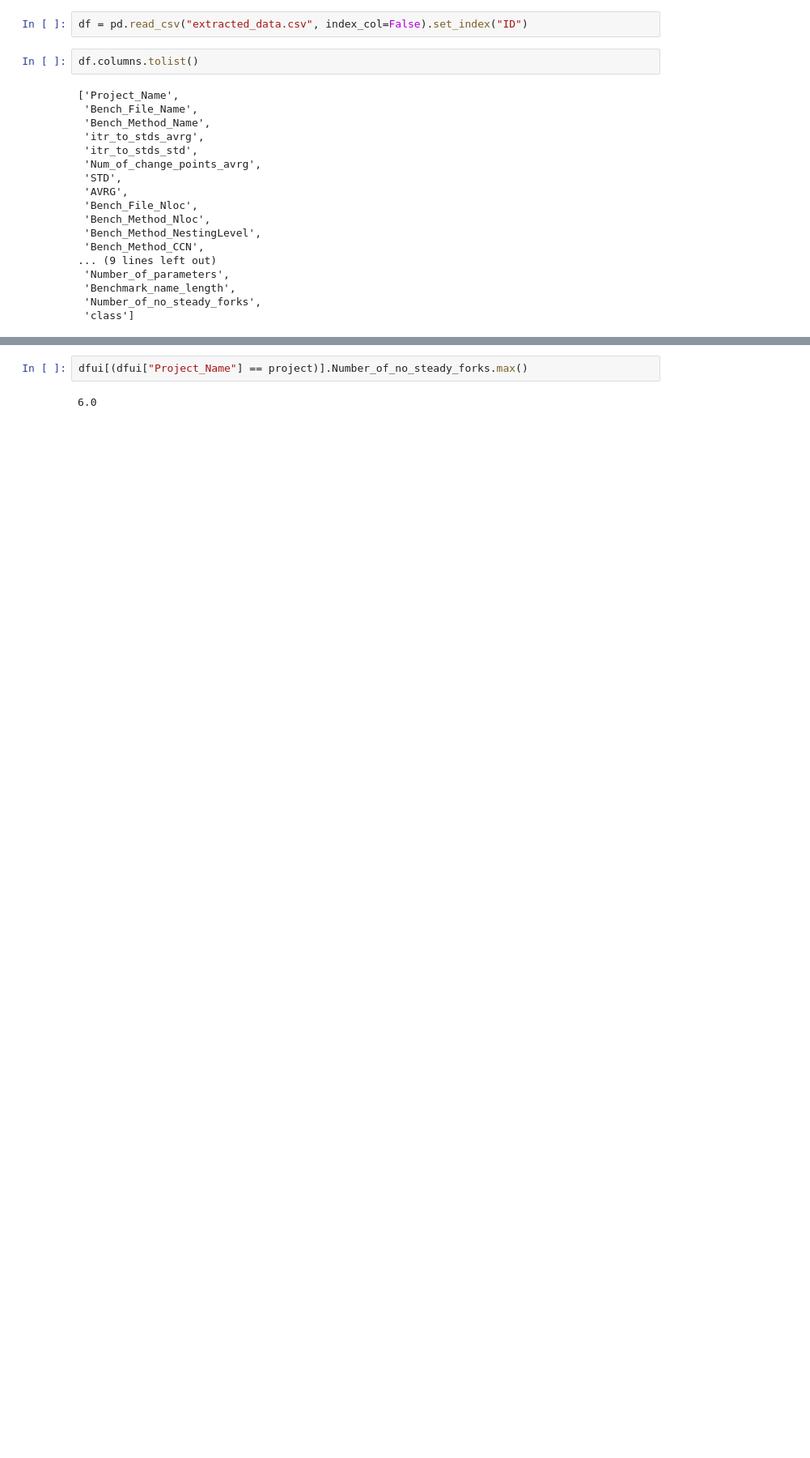
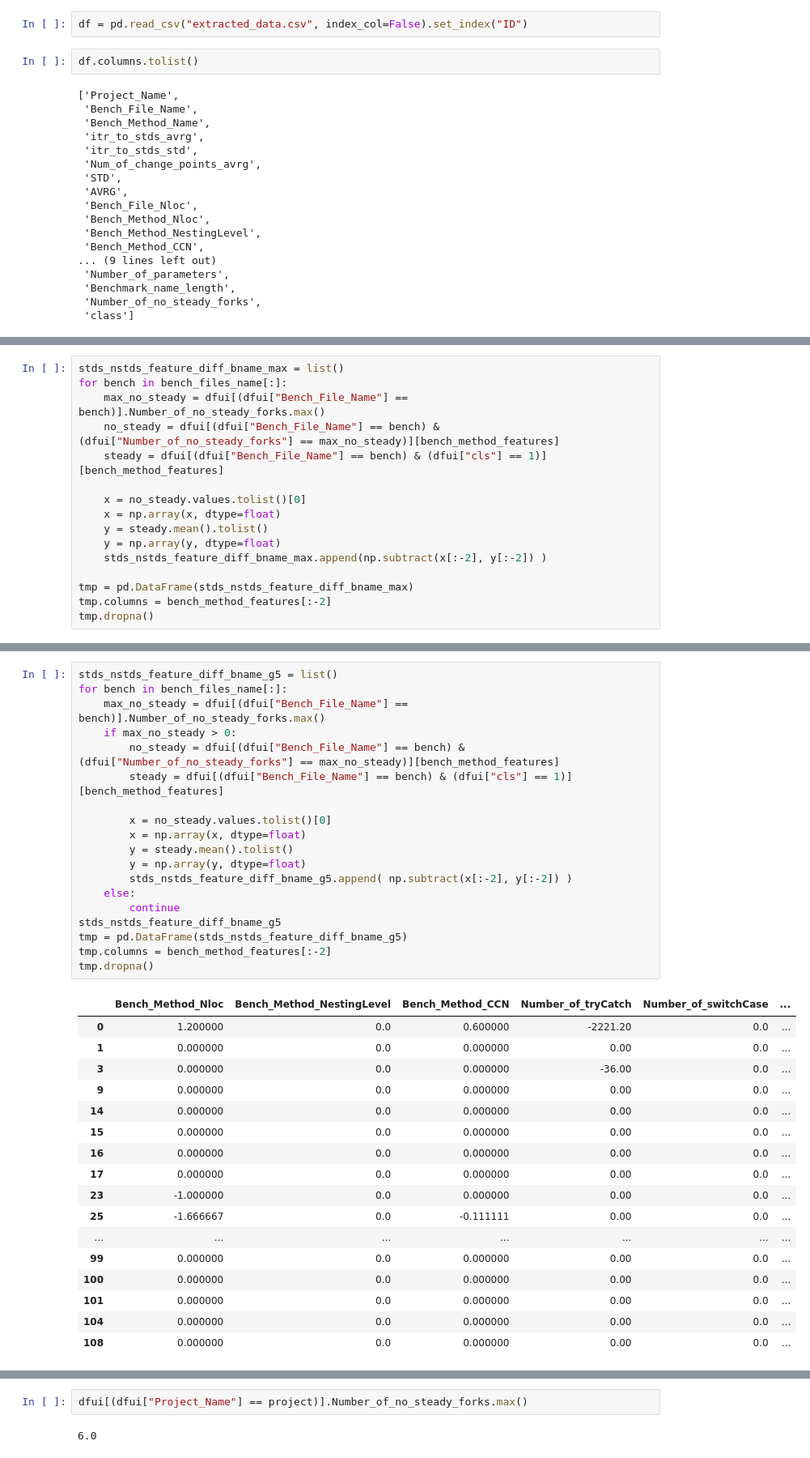
Before and after one commit to amirmahdiKhosravi/ACM-SPEC-ICPE-2023-DataTrack, a Jupyter notebook: Data_Mining.ipynb, the cells around one changed output, grey strips where cells are left out. Shown at 81% size. Drawn from its saved outputs; the diff is of its cells as text; blank space fills up the shorter version.

```diff
--- a/Data_Mining.ipynb
+++ b/Data_Mining.ipynb
@@ -104,0 +152,16 @@ no_steady
+# %%
+stds_nstds_feature_diff_bname_max = list()
+for bench in bench_files_name[:]:
+    max_no_steady = dfui[(dfui["Bench_File_Name"] == bench)].Number_of_no_steady_forks.max()
+    no_steady = dfui[(dfui["Bench_File_Name"] == bench) & (dfui["Number_of_no_steady_forks"] == max_no_steady)][bench_method_features]
+    steady = dfui[(dfui["Bench_File_Name"] == bench) & (dfui["cls"] == 1)][bench_method_features]
+
+    x = no_steady.values.tolist()[0]
+    x = np.array(x, dtype=float)
+    y = steady.mean().tolist()
+    y = np.array(y, dtype=float)
+    stds_nstds_feature_diff_bname_max.append(np.subtract(x[:-2], y[:-2]) )
+
+tmp = pd.DataFrame(stds_nstds_feature_diff_bname_max)
+tmp.columns = bench_method_features[:-2]
+tmp.dropna()
@@ -104,0 +182,37 @@ no_steady
+# %%
+stds_nstds_feature_diff_bname_g5 = list()
+for bench in bench_files_name[:]:
+    max_no_steady = dfui[(dfui["Bench_File_Name"] == bench)].Number_of_no_steady_forks.max()
+    if max_no_steady > 0:
+        no_steady = dfui[(dfui["Bench_File_Name"] == bench) & (dfui["Number_of_no_steady_forks"] == max_no_steady)][bench_method_features]
+        steady = dfui[(dfui["Bench_File_Name"] == bench) & (dfui["cls"] == 1)][bench_method_features]
+
+        x = no_steady.values.tolist()[0]
+        x = np.array(x, dtype=float)
+        y = steady.mean().tolist()
+        y = np.array(y, dtype=float)
+        stds_nstds_feature_diff_bname_g5.append( np.subtract(x[:-2], y[:-2]) )
+    else:
+        continue
+stds_nstds_feature_diff_bname_g5
+tmp = pd.DataFrame(stds_nstds_feature_diff_bname_g5)
+tmp.columns = bench_method_features[:-2]
+tmp.dropna()
+# %% [output]
+|  | Bench_Method_Nloc | Bench_Method_NestingLevel | Bench_Method_CCN | Number_of_tryCatch | Number_of_switchCase | ... |
+| 0 | 1.200000 | 0.0 | 0.600000 | -2221.20 | 0.0 | ... |
+| 1 | 0.000000 | 0.0 | 0.000000 | 0.00 | 0.0 | ... |
+| 3 | 0.000000 | 0.0 | 0.000000 | -36.00 | 0.0 | ... |
+| 9 | 0.000000 | 0.0 | 0.000000 | 0.00 | 0.0 | ... |
+| 14 | 0.000000 | 0.0 | 0.000000 | 0.00 | 0.0 | ... |
+| 15 | 0.000000 | 0.0 | 0.000000 | 0.00 | 0.0 | ... |
+| 16 | 0.000000 | 0.0 | 0.000000 | 0.00 | 0.0 | ... |
+| 17 | 0.000000 | 0.0 | 0.000000 | 0.00 | 0.0 | ... |
+| 23 | -1.000000 | 0.0 | 0.000000 | 0.00 | 0.0 | ... |
+| 25 | -1.666667 | 0.0 | -0.111111 | 0.00 | 0.0 | ... |
+| ... | ... | ... | ... | ... | ... | ... |
+| 99 | 0.000000 | 0.0 | 0.000000 | 0.00 | 0.0 | ... |
+| 100 | 0.000000 | 0.0 | 0.000000 | 0.00 | 0.0 | ... |
+| 101 | 0.000000 | 0.0 | 0.000000 | 0.00 | 0.0 | ... |
+| 104 | 0.000000 | 0.0 | 0.000000 | 0.00 | 0.0 | ... |
+| 108 | 0.000000 | 0.0 | 0.000000 | 0.00 | 0.0 | ... |
```
Also changed, not shown: parts of 22 cells of this notebook.
